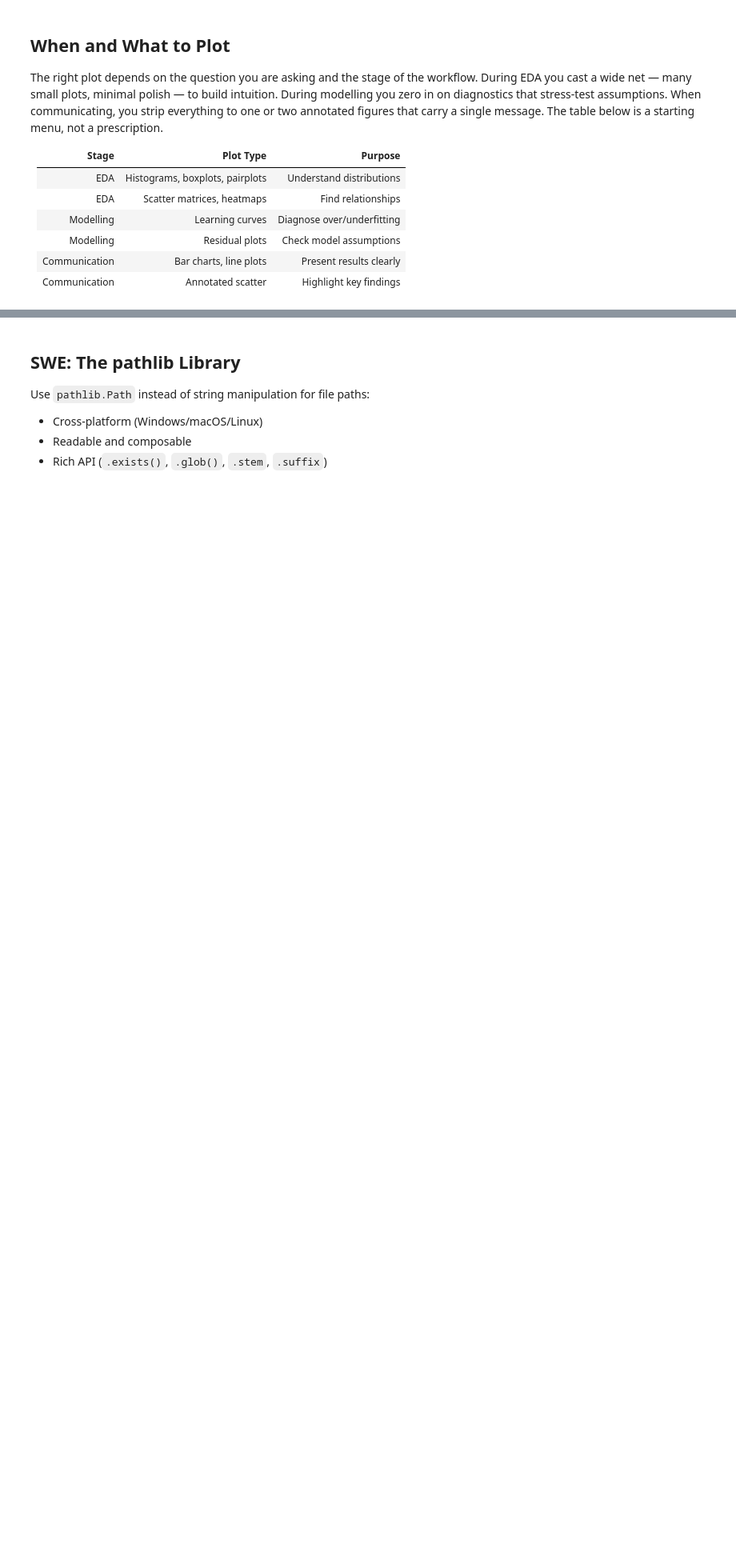
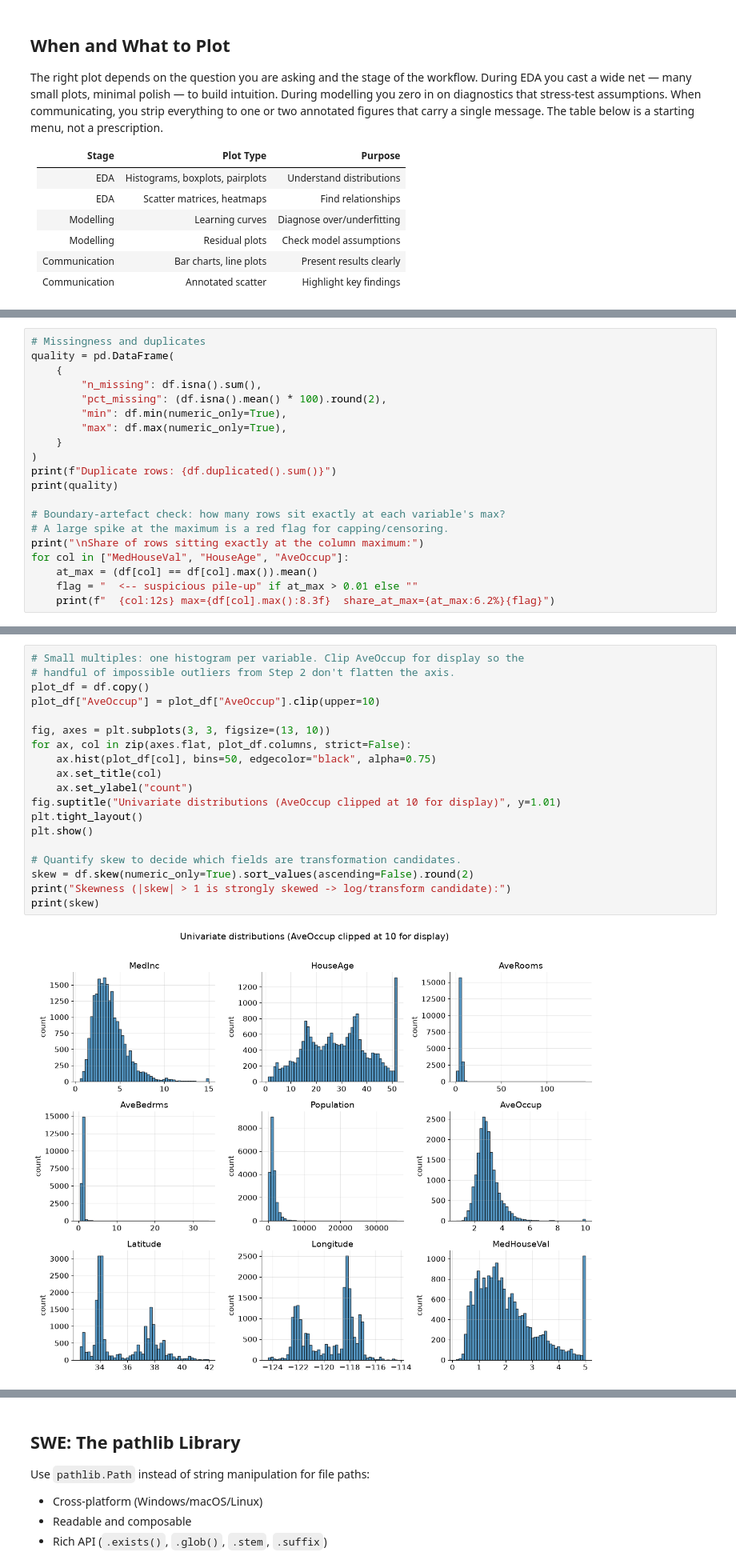
Before and after one commit to cambridge-FDS/fun_ds, a Jupyter notebook: docs/lectures/lecture_4.ipynb, the cells around one changed output, grey strips where cells are left out. Shown at 80% size. Drawn from its saved outputs; the diff is of its cells as text; blank space fills up the shorter version.

```diff
--- a/docs/lectures/lecture_4.ipynb
+++ b/docs/lectures/lecture_4.ipynb
@@ -289,0 +429,20 @@ The right plot depends on the question you are asking and the stage of the workf
+# %%
+# Missingness and duplicates
+quality = pd.DataFrame(
+    {
+        "n_missing": df.isna().sum(),
+        "pct_missing": (df.isna().mean() * 100).round(2),
+        "min": df.min(numeric_only=True),
+        "max": df.max(numeric_only=True),
+    }
+)
+print(f"Duplicate rows: {df.duplicated().sum()}")
+print(quality)
+
+# Boundary-artefact check: how many rows sit exactly at each variable's max?
+# A large spike at the maximum is a red flag for capping/censoring.
+print("\nShare of rows sitting exactly at the column maximum:")
+for col in ["MedHouseVal", "HouseAge", "AveOccup"]:
+    at_max = (df[col] == df[col].max()).mean()
+    flag = "  <-- suspicious pile-up" if at_max > 0.01 else ""
+    print(f"  {col:12s} max={df[col].max():8.3f}  share_at_max={at_max:6.2%}{flag}")
@@ -289,0 +485,21 @@ The right plot depends on the question you are asking and the stage of the workf
+# %%
+# Small multiples: one histogram per variable. Clip AveOccup for display so the
+# handful of impossible outliers from Step 2 don't flatten the axis.
+plot_df = df.copy()
+plot_df["AveOccup"] = plot_df["AveOccup"].clip(upper=10)
+
+fig, axes = plt.subplots(3, 3, figsize=(13, 10))
+for ax, col in zip(axes.flat, plot_df.columns, strict=False):
+    ax.hist(plot_df[col], bins=50, edgecolor="black", alpha=0.75)
+    ax.set_title(col)
+    ax.set_ylabel("count")
+fig.suptitle("Univariate distributions (AveOccup clipped at 10 for display)", y=1.01)
+plt.tight_layout()
+plt.show()
+
+# Quantify skew to decide which fields are transformation candidates.
+skew = df.skew(numeric_only=True).sort_values(ascending=False).round(2)
+print("Skewness (|skew| > 1 is strongly skewed -> log/transform candidate):")
+print(skew)
+# %% [output]
+[figure, added]
```
Also changed, not shown: parts of 21 cells of this notebook, 13 other files.
